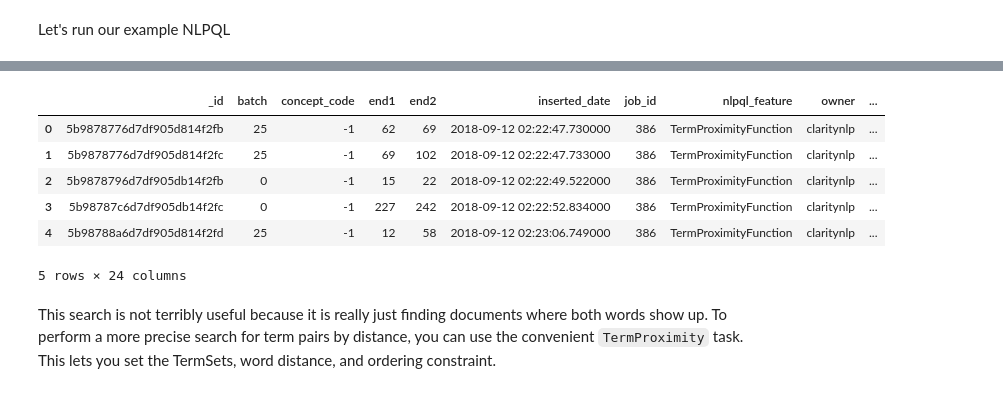
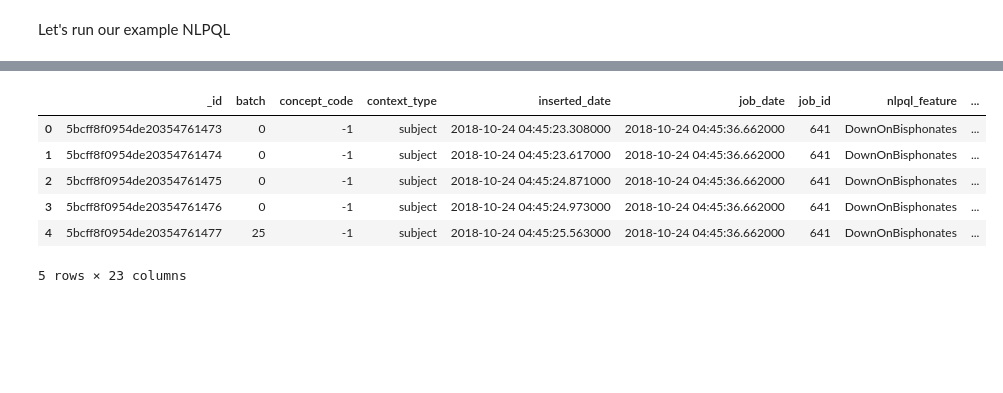
Before and after one commit to ClarityNLP/ClarityNLP, a Jupyter notebook: notebooks/cooking/Cooking_with_ClarityNLP_102418.ipynb, the cells around one changed output, grey strips where cells are left out. Cells and saved outputs as stored; diff of their text form; code cells hidden in the pictures; blank space fills up the shorter version.

```diff
--- a/notebooks/cooking/Cooking_with_ClarityNLP_102418.ipynb
+++ b/notebooks/cooking/Cooking_with_ClarityNLP_102418.ipynb
@@ -633,3 +414,0 @@ define final ProstateCAandBiopsy:
-# %%
-# Run NLPQL after term expansion
-run_result, main_csv, intermediate_csv, luigi = claritynlp.run_nlpql(expanded_nlpql)
@@ -656,13 +460,11 @@ Job Successfully Submitted
 # %%
-final_csv_df = pd.read_csv(main_csv)
-final_csv_df.head()
+main_csv_df = pd.read_csv(main_csv)
+main_csv_df.head()
 # %% [output]
-|  | _id | batch | concept_code | end1 | end2 | inserted_date | job_id | nlpql_feature | owner | ... |
-| 0 | 5b9878776d7df905d814f2fb | 25 | -1 | 62 | 69 | 2018-09-12 02:22:47.730000 | 386 | TermProximityFunction | claritynlp | ... |
-| 1 | 5b9878776d7df905d814f2fc | 25 | -1 | 69 | 102 | 2018-09-12 02:22:47.733000 | 386 | TermProximityFunction | claritynlp | ... |
-| 2 | 5b9878796d7df905db14f2fb | 0 | -1 | 15 | 22 | 2018-09-12 02:22:49.522000 | 386 | TermProximityFunction | claritynlp | ... |
-| 3 | 5b98787c6d7df905db14f2fc | 0 | -1 | 227 | 242 | 2018-09-12 02:22:52.834000 | 386 | TermProximityFunction | claritynlp | ... |
-| 4 | 5b98788a6d7df905d814f2fd | 25 | -1 | 12 | 58 | 2018-09-12 02:23:06.749000 | 386 | TermProximityFunction | claritynlp | ... |
+|  | _id | batch | concept_code | context_type | inserted_date | job_date | job_id | nlpql_feature | ... |
+| 0 | 5bcff8f0954de20354761473 | 0 | -1 | subject | 2018-10-24 04:45:23.308000 | 2018-10-24 04:45:36.662000 | 641 | DownOnBisphonates | ... |
+| 1 | 5bcff8f0954de20354761474 | 0 | -1 | subject | 2018-10-24 04:45:23.617000 | 2018-10-24 04:45:36.662000 | 641 | DownOnBisphonates | ... |
+| 2 | 5bcff8f0954de20354761475 | 0 | -1 | subject | 2018-10-24 04:45:24.871000 | 2018-10-24 04:45:36.662000 | 641 | DownOnBisphonates | ... |
+| 3 | 5bcff8f0954de20354761476 | 0 | -1 | subject | 2018-10-24 04:45:24.973000 | 2018-10-24 04:45:36.662000 | 641 | DownOnBisphonates | ... |
+| 4 | 5bcff8f0954de20354761477 | 25 | -1 | subject | 2018-10-24 04:45:25.563000 | 2018-10-24 04:45:36.662000 | 641 | DownOnBisphonates | ... |
-5 rows × 24 columns
+5 rows × 23 columns
-# %% [markdown]
-This search is not terribly useful because it is really just finding documents where both words show up.  To perform a more precise search for term pairs by distance, you can use the convenient `TermProximity` task.  This lets you set the TermSets, word distance, and ordering constraint.
```
Also changed, not shown: parts of 43 cells of this notebook, 1 other file.
